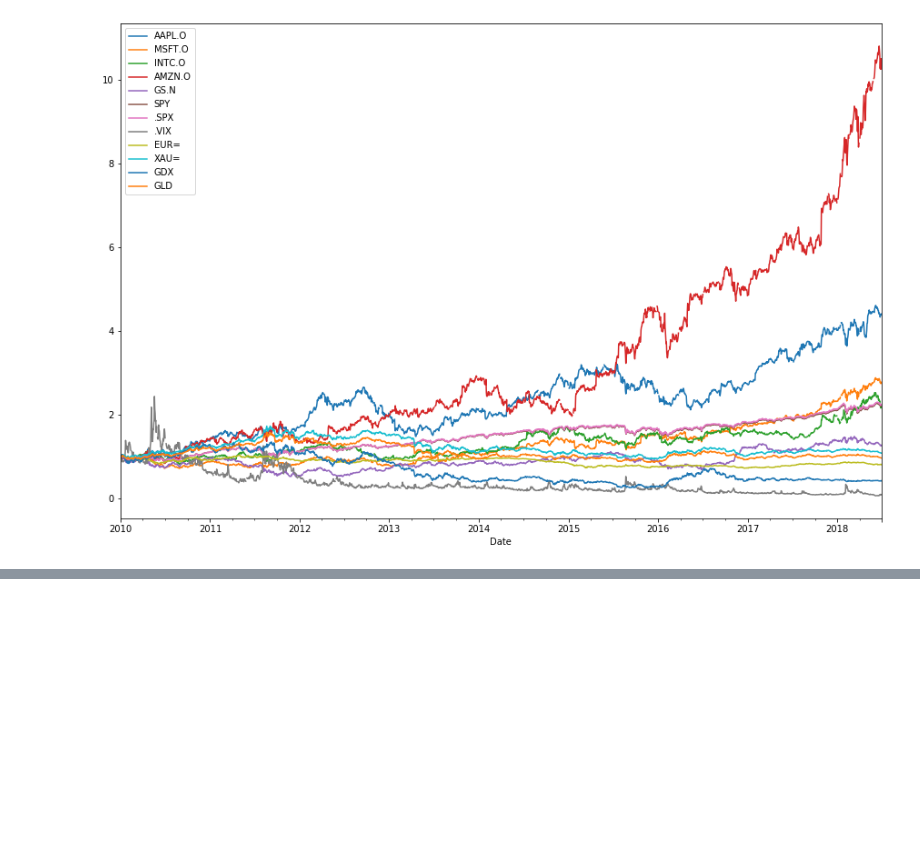
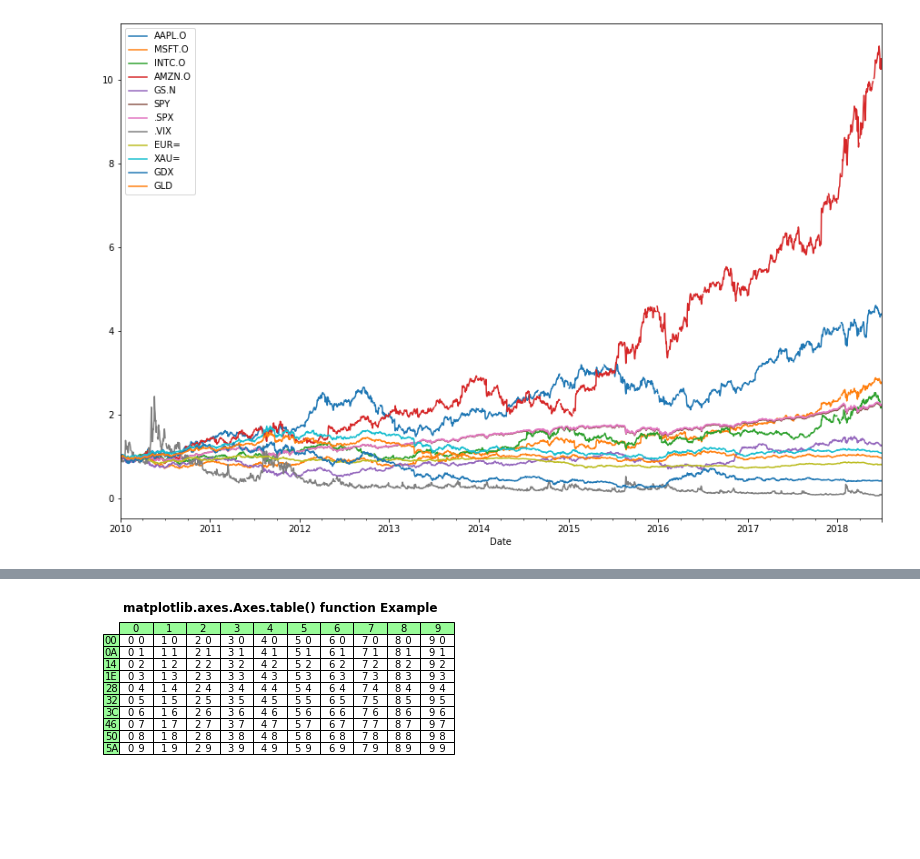
Before and after one commit to derinman/L_Python-Note, a Jupyter notebook: A02-12_Pandas Static Plot Visualization.ipynb, the cells around one changed output, grey strips where cells are left out. Saved outputs shown, nothing was run; the diff lists cells and outputs as text; code cells hidden in the pictures; blank space fills up the shorter version.

```diff
--- a/A02-12_Pandas Static Plot Visualization.ipynb
+++ b/A02-12_Pandas Static Plot Visualization.ipynb
@@ -306,0 +332,25 @@ retsCumsum.apply(np.exp).plot(figsize=(15, 10), subplots=False)
+# %%
+# Implementation of matplotlib function
+import matplotlib.pyplot as plt
+
+val1 = ["{:X}".format(i) for i in range(10)]
+val2 = ["{:02X}".format(10 * i) for i in range(10)]
+val3 = [["{}_{}".format(c,r) for c in range(10)] for r in range(10)]
+
+fig, ax = plt.subplots()
+ax.set_axis_off()
+table = ax.table(
+    cellText = val3,
+    rowLabels = val2,
+    colLabels = val1,
+    rowColours =["palegreen"] * 10,
+    colColours =["palegreen"] * 10,
+    cellLoc ='center',
+    loc ='upper left')
+
+ax.set_title('matplotlib.axes.Axes.table() function Example',
+             fontweight ="bold")
+
+plt.show()
+# %% [output]
+[figure, added]
```
Also changed, not shown: parts of 6 cells of this notebook.
